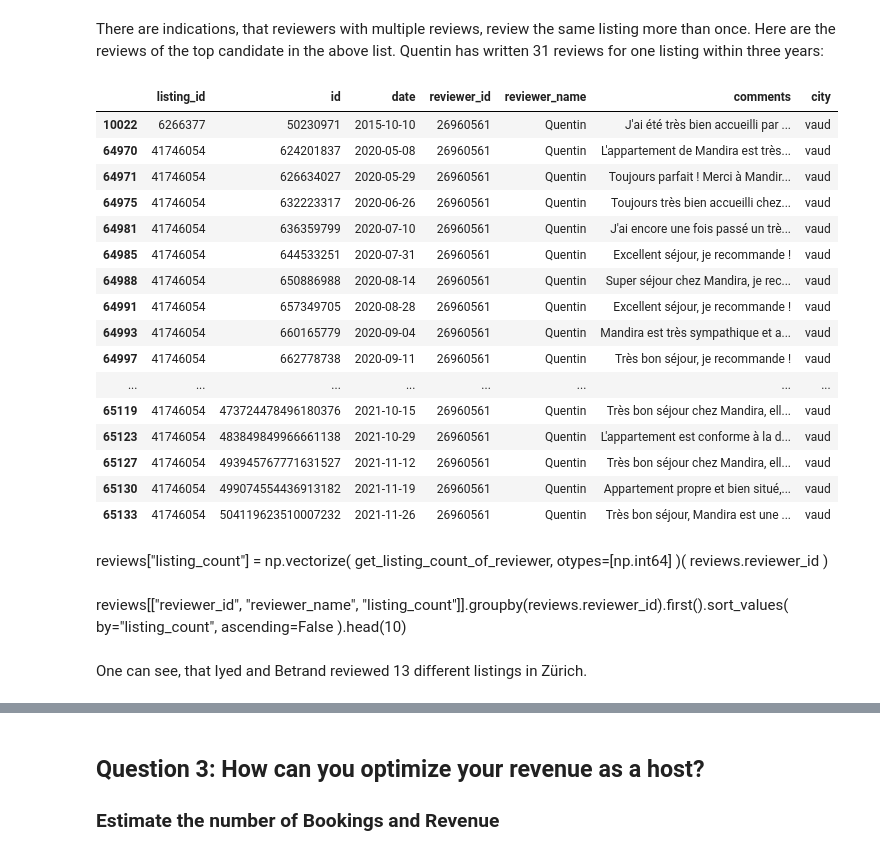
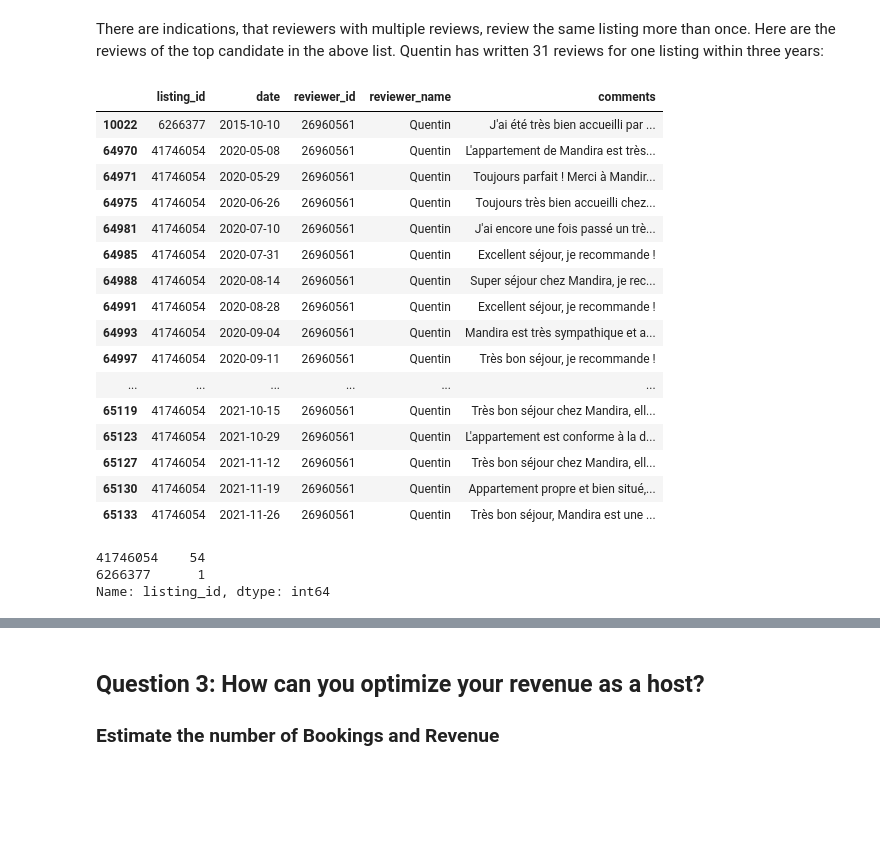
Before and after one commit to dchkeller/airbnbcase, a Jupyter notebook: airbnbcase.ipynb, the cells around one changed output, grey strips where cells are left out. Saved outputs shown, nothing was run; the diff lists cells and outputs as text; code cells hidden in the pictures; blank space fills up the shorter version.

```diff
--- a/airbnbcase.ipynb
+++ b/airbnbcase.ipynb
@@ -458,6 +529,7 @@ How are the prices distributed in the market?
 # %%
 ax = listings.dollar_price.plot.hist(range=(0.0, 500.), title = "Prices in Dollar" )
 ax.set_ylabel( "Count" );
+dp_report.add_plot( ax, "prices" )
 # %% [output]
 [figure]
 # %% [markdown]
@@ -470,6 +542,7 @@ reviews.date = pd.to_datetime( reviews.date )
 ax = reviews.id.groupby(reviews["date"].dt.year).count().plot(kind="bar",
                                                          title="Number of reviews over years" )
 ax.set_xlabel( "Years" );
+dp_report.add_plot( ax, "reviews_over_year" )
 # %% [output]
 [figure]
 # %% [markdown]
@@ -479,6 +552,7 @@ The highest number of reviews is in 2019. 2020 shows a massive reduction of revi
 # %%
 ax = (reviews.id.groupby(reviews["date"].dt.month).count()/reviews.shape[0]).plot(kind="bar", title="Percentage of reviews over months" )
 ax.set_xlabel( "Month" );
+dp_report.add_plot( ax, "seasons" )
 # %% [output]
 [figure]
 # %% [markdown]
@@ -509,6 +581,7 @@ Obviously we have a higher number of reviews in the second semester of 2021 than
 ax = (reviews.id.groupby(reviews["date"].dt.dayofweek).count()/reviews.shape[0]).plot(kind="bar", title="Percentage of reviews over day of week" )
 ax.set_xlabel( "Day of Week" );
 ax.set_xticklabels(["Monday", "Tuesday", "Wednesday", "Thursday", "Friday", "Saturday", "Sunday"]);
+dp_report.add_plot( ax, "day_of_week" )
 # %% [output]
 [figure]
 # %% [markdown]
@@ -533,23 +606,32 @@ reviewer_id
 Name: reviewer_id, dtype: int64
 # %% [markdown]
 There are indications, that reviewers with multiple reviews, review the same listing more than once. Here are the reviews of the top candidate in the above list. Quentin has written 31 reviews for one listing within three years:
+# %%
+influencer = reviews[reviews.reviewer_id==top_reviewers.index[0]]
+influencer = influencer.drop( ["id", "city"], axis=1 )
+dp_report.add_table( influencer, "influencer" )
+influencer
+# %% [output]
+|  | listing_id | date | reviewer_id | reviewer_name | comments |
+| 10022 | 6266377 | 2015-10-10 | 26960561 | Quentin | J'ai été très bien accueilli par ... |
+| 64970 | 41746054 | 2020-05-08 | 26960561 | Quentin | L'appartement de Mandira est très... |
+| 64971 | 41746054 | 2020-05-29 | 26960561 | Quentin | Toujours parfait ! Merci à Mandir... |
+| 64975 | 41746054 | 2020-06-26 | 26960561 | Quentin | Toujours très bien accueilli chez... |
+| 64981 | 41746054 | 2020-07-10 | 26960561 | Quentin | J'ai encore une fois passé un trè... |
+| 64985 | 41746054 | 2020-07-31 | 26960561 | Quentin | Excellent séjour, je recommande ! |
+| 64988 | 41746054 | 2020-08-14 | 26960561 | Quentin | Super séjour chez Mandira, je rec... |
+| 64991 | 41746054 | 2020-08-28 | 26960561 | Quentin | Excellent séjour, je recommande ! |
+| 64993 | 41746054 | 2020-09-04 | 26960561 | Quentin | Mandira est très sympathique et a... |
+| 64997 | 41746054 | 2020-09-11 | 26960561 | Quentin | Très bon séjour, je recommande ! |
+| ... | ... | ... | ... | ... | ... |
+| 65119 | 41746054 | 2021-10-15 | 26960561 | Quentin | Très bon séjour chez Mandira, ell... |
+| 65123 | 41746054 | 2021-10-29 | 26960561 | Quentin | L'appartement est conforme à la d... |
+| 65127 | 41746054 | 2021-11-12 | 26960561 | Quentin | Très bon séjour chez Mandira, ell... |
+| 65130 | 41746054 | 2021-11-19 | 26960561 | Quentin | Appartement propre et bien situé,... |
+| 65133 | 41746054 | 2021-11-26 | 26960561 | Quentin | Très bon séjour, Mandira est une ... |
 # %%
-reviews[reviews.reviewer_id==top_reviewers.index[0]]
+reviews.iloc[np.where( reviews.reviewer_id==top_reviewers.index[0] )].listing_id.value_counts()
 # %% [output]
-|  | listing_id | id | date | reviewer_id | reviewer_name | comments | city |
-| 10022 | 6266377 | 50230971 | 2015-10-10 | 26960561 | Quentin | J'ai été très bien accueilli par ... | vaud |
-| 64970 | 41746054 | 624201837 | 2020-05-08 | 26960561 | Quentin | L'appartement de Mandira est très... | vaud |
-| 64971 | 41746054 | 626634027 | 2020-05-29 | 26960561 | Quentin | Toujours parfait ! Merci à Mandir... | vaud |
-| 64975 | 41746054 | 632223317 | 2020-06-26 | 26960561 | Quentin | Toujours très bien accueilli chez... | vaud |
-| 64981 | 41746054 | 636359799 | 2020-07-10 | 26960561 | Quentin | J'ai encore une fois passé un trè... | vaud |
-| 64985 | 41746054 | 644533251 | 2020-07-31 | 26960561 | Quentin | Excellent séjour, je recommande ! | vaud |
-| 64988 | 41746054 | 650886988 | 2020-08-14 | 26960561 | Quentin | Super séjour chez Mandira, je rec... | vaud |
-| 64991 | 41746054 | 657349705 | 2020-08-28 | 26960561 | Quentin | Excellent séjour, je recommande ! | vaud |
-| 64993 | 41746054 | 660165779 | 2020-09-04 | 26960561 | Quentin | Mandira est très sympathique et a... | vaud |
-| 64997 | 41746054 | 662778738 | 2020-09-11 | 26960561 | Quentin | Très bon séjour, je recommande ! | vaud |
-| ... | ... | ... | ... | ... | ... | ... | ... |
-| 65119 | 41746054 | 473724478496180376 | 2021-10-15 | 26960561 | Quentin | Très bon séjour chez Mandira, ell... | vaud |
-| 65123 | 41746054 | 483849849966661138 | 2021-10-29 | 26960561 | Quentin | L'appartement est conforme à la d... | vaud |
-| 65127 | 41746054 | 493945767771631527 | 2021-11-12 | 26960561 | Quentin | Très bon séjour chez Mandira, ell... | vaud |
-| 65130 | 41746054 | 499074554436913182 | 2021-11-19 | 26960561 | Quentin | Appartement propre et bien situé,... | vaud |
-| 65133 | 41746054 | 504119623510007232 | 2021-11-26 | 26960561 | Quentin | Très bon séjour, Mandira est une ... | vaud |
+41746054    54
+6266377      1
+Name: listing_id, dtype: int64
@@ -568,6 +637,0 @@ def get_listing_count_of_reviewer( reviewer_id ) :
-# %% [markdown]
-reviews["listing_count"] = np.vectorize( get_listing_count_of_reviewer, otypes=[np.int64] )( reviews.reviewer_id )
-# %% [markdown]
-reviews[["reviewer_id", "reviewer_name", "listing_count"]].groupby(reviews.reviewer_id).first().sort_values( by="listing_count", ascending=False ).head(10)
-# %% [markdown]
-One can see, that Iyed and Betrand reviewed 13 different listings in Zürich.
```
Also changed, not shown: parts of 29 cells of this notebook.
